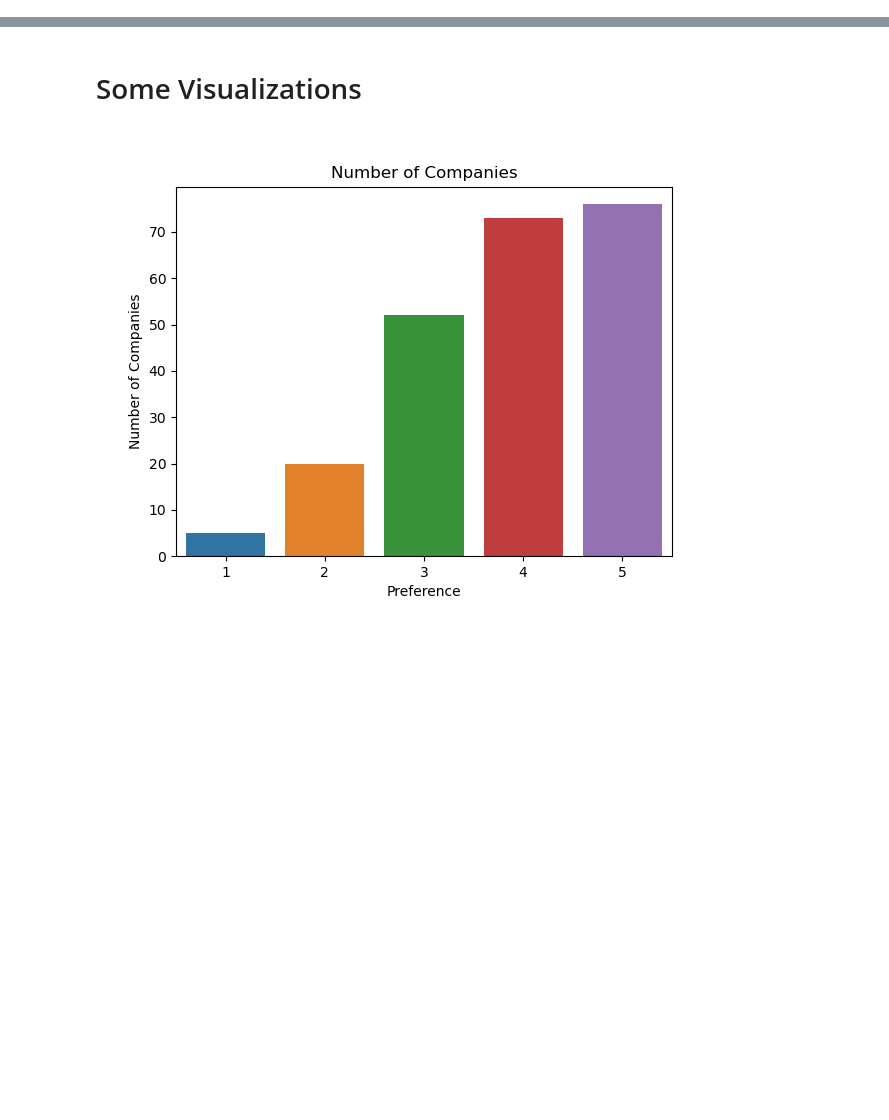
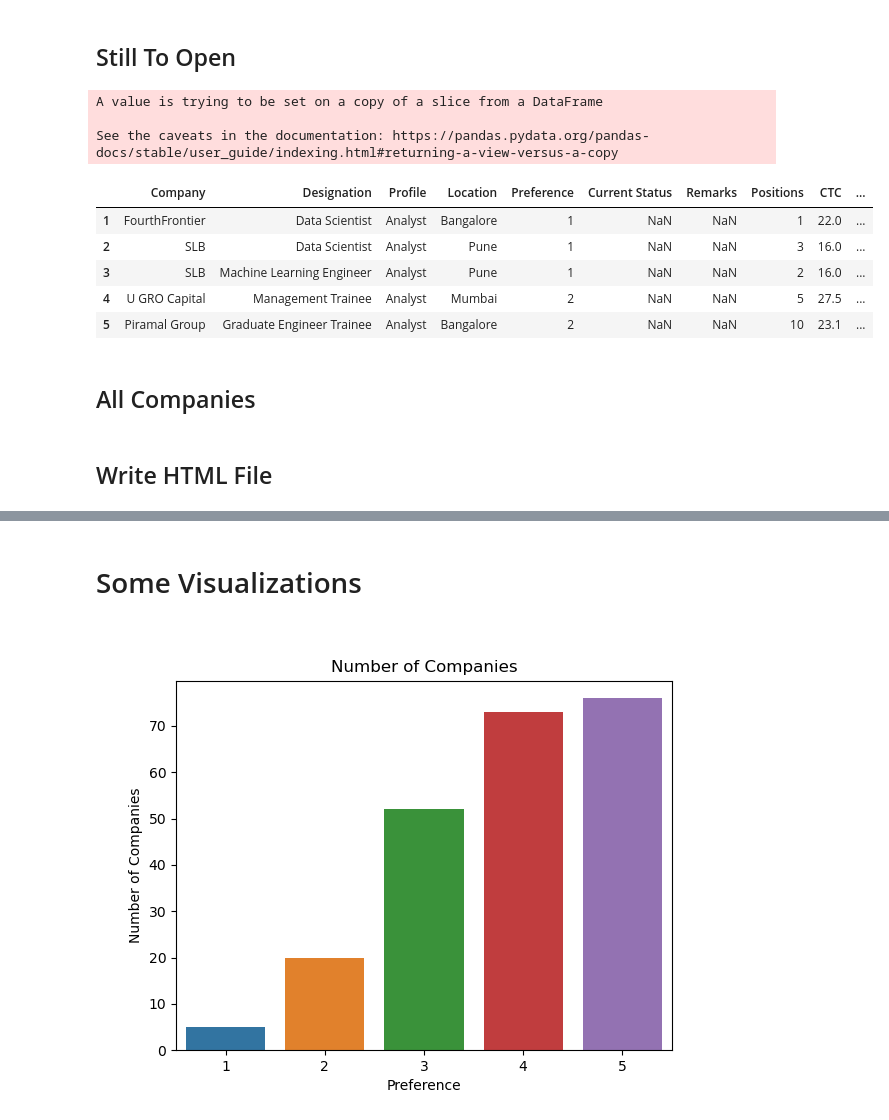
Before and after one commit to Hari31416/Placement, a Jupyter notebook: Companies/To_HTML.ipynb, the cells around one changed output, grey strips where cells are left out. Drawn from its saved outputs; the diff is of its cells as text; code cells hidden in the pictures; blank space fills up the shorter version.

```diff
--- a/Companies/To_HTML.ipynb
+++ b/Companies/To_HTML.ipynb
@@ -56,0 +128,19 @@ c.head()
+# %% [markdown]
+## Still To Open
+# %%
+c_toopen = c["Applied"].apply(lambda x: x is np.nan)
+c_toopen = c[c_toopen]
+c_toopen.reset_index(inplace=True, drop=True)
+c_toopen.drop(columns=["Applied"], inplace=True)
+c_toopen.set_index(np.arange(1, len(c_toopen) + 1), inplace=True)
+c_toopen.head()
+# %% [output]
+A value is trying to be set on a copy of a slice from a DataFrame
+
+See the caveats in the documentation: https://pandas.pydata.org/pandas-docs/stable/user_guide/indexing.html#returning-a-view-versus-a-copy
+|  | Company | Designation | Profile | Location | Preference | Current Status | Remarks | Positions | CTC | ... |
+| 1 | FourthFrontier | Data Scientist | Analyst | Bangalore | 1 | NaN | NaN | 1 | 22.0 | ... |
+| 2 | SLB | Data Scientist | Analyst | Pune | 1 | NaN | NaN | 3 | 16.0 | ... |
+| 3 | SLB | Machine Learning Engineer | Analyst | Pune | 1 | NaN | NaN | 2 | 16.0 | ... |
+| 4 | U GRO Capital | Management Trainee | Analyst | Mumbai | 2 | NaN | NaN | 5 | 27.5 | ... |
+| 5 | Piramal Group | Graduate Engineer Trainee | Analyst | Bangalore | 2 | NaN | NaN | 10 | 23.1 | ... |
@@ -57 +153,3 @@ c.head()
+# %% [markdown]
+## All Companies
 # %%
@@ -62,0 +161,2 @@ html_start+="</div></body></html>"
+# %% [markdown]
+## Write HTML File
```
Also changed, not shown: parts of 19 cells of this notebook, 3 other files.
